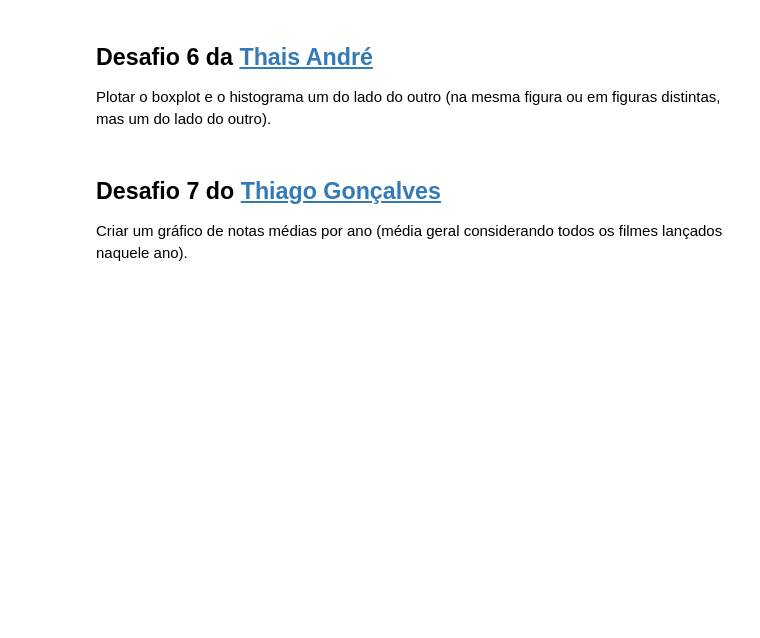
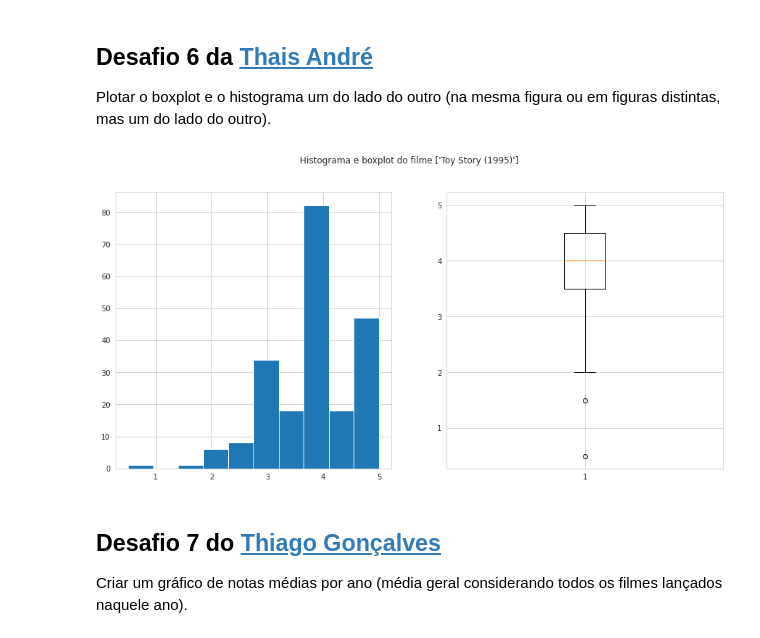
Before and after one commit to luislauriano/Alura_QuarentenaDados, a Jupyter notebook: QuarentenaDados_aula02.ipynb, the cells around one changed output. Saved outputs shown, nothing was run; the diff lists cells and outputs as text; code cells hidden in the pictures; blank space fills up the shorter version.

```diff
--- a/QuarentenaDados_aula02.ipynb
+++ b/QuarentenaDados_aula02.ipynb
@@ -881,6 +876,25 @@ Calcular moda, média e mediana dos filmes. Explore filmes com notas mais próxi
 ## Desafio 6 da [Thais André](https://twitter.com/thais_tandre)
 
 Plotar o boxplot e o histograma um do lado do outro (na mesma figura ou em figuras distintas, mas um do lado do outro).
+# %%
+import matplotlib.pyplot as plt
+%matplotlib inline
+
+def plot_inline(n):
+
+  fig, (ax1, ax2) = plt.subplots(1, 2, figsize = (15,7))
+  ax1.hist(avaliacoes.query(f"filmeId=={n}")["nota"])
+  ax2.boxplot(pd.merge(avaliacoes.query(f"filmeId=={n}"), filmes, on='filmeId')["nota"])
+  titulo = pd.merge(avaliacoes.query(f"filmeId=={n}"), filmes, on='filmeId')['titulo'].unique()
+  fig.suptitle(f'Hplot_inline(1)
+# %%
+plot_inline(1)
+#avaliacoes_boxplot1 = avaliacoes.query(f"filmeId==1")
+#result = pd.merge(avaliacoes_boxplot1, filmes, on='filmeId')
+#sns.boxplot(data = result, x ="titulo", y="nota")
+#plt.show()
+# %% [output]
+[figure, added]
 # %% [markdown]
 ## Desafio 7 do [Thiago Gonçalves](https://twitter.com/tgcsantos)
 
```
Also changed, not shown: parts of 7 cells of this notebook.
